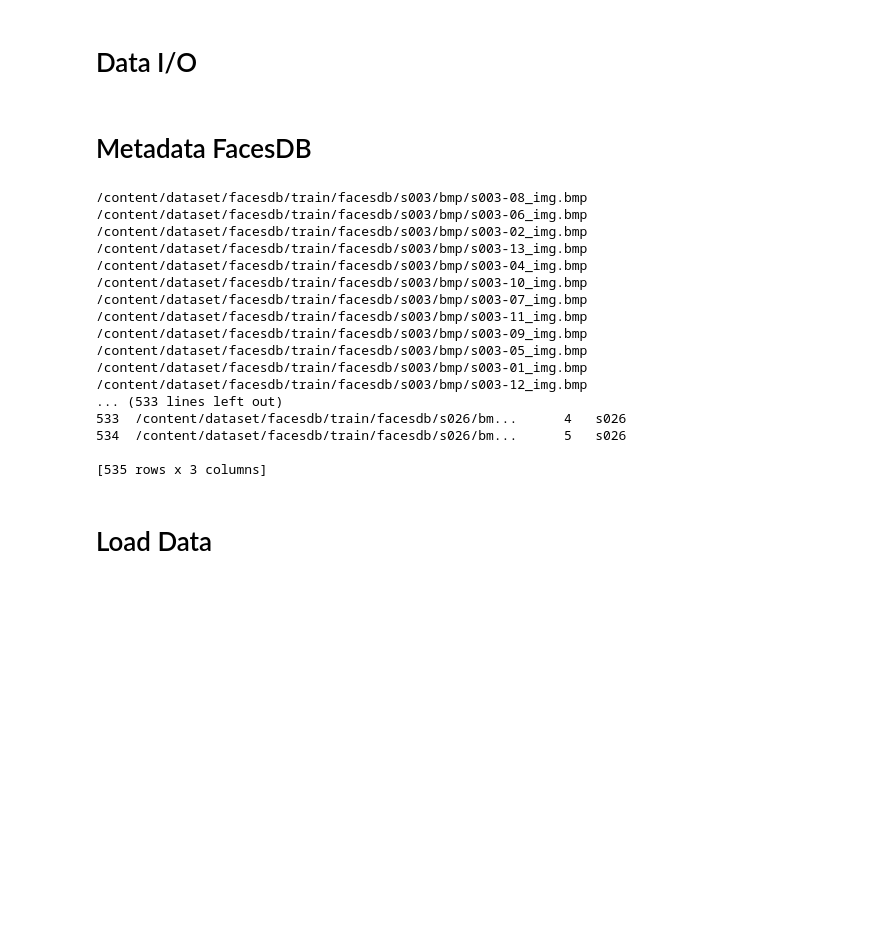
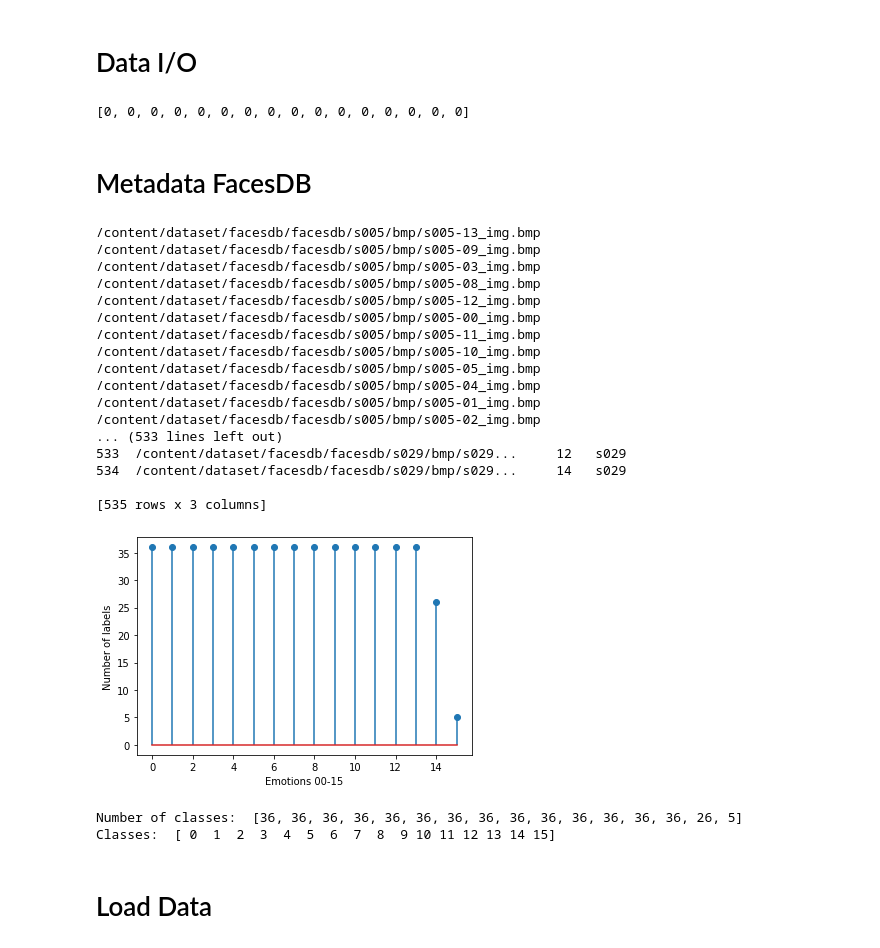
Before and after one commit to snehilsanyal/testrepo, a Jupyter notebook: DataPreparation.ipynb, the cells around one changed output. Drawn from its saved outputs; the diff is of its cells as text; code cells hidden in the pictures; blank space fills up the shorter version.

```diff
--- a/DataPreparation.ipynb
+++ b/DataPreparation.ipynb
@@ -47,47 +49,71 @@ COMPUTE_PLATFORM = COLAB
 # Data I/O
 # %%
 # Path to data and other packages
+data_folder = "/content/dataset/facesdb/"
 train_folder = "/content/dataset/facesdb/train/"
 metadata_folder = "/content/dataset/facesdb/metadata/"
 checkpoints_folder = "/content/dataset/facesdb/others/"
 packages_folder = "/content/dataset/facesdb/packages/"
-number_of_images = len(glob.glob(train_folder + "facesdb/*/bmp/*"))
+number_of_images = len(glob.glob(data_folder + "facesdb/*/bmp/*"))
 folder_names = [[]]*number_of_images
 labels = [[]]*number_of_images
 file_names = [[]]*number_of_images
+# %% [output]
+[0, 0, 0, 0, 0, 0, 0, 0, 0, 0, 0, 0, 0, 0, 0, 0]
 # %% [markdown]
 # Metadata FacesDB
 # %%
+## Emotion labels 00-15
+number_of_labels = [0]*16
 i = 0
-for f in glob.glob(train_folder + "facesdb/*/bmp/*"):
-	print(f)
-	file_names[i] = f.rsplit('\\',1)[-1]
-	folder_names[i] = (f[39]+f[40]+f[41]+f[42])
-	labels[i] = int(f[53]+f[54])
+for f in glob.glob(data_folder + "facesdb/*/bmp/*"):
+ print(f)
+ file_names[i] = f.rsplit('\\',1)[-1]
+ folder_names[i] = (f[33]+f[34]+f[35]+f[36])
+ labels[i] = int(f[47]+f[48])
+ for j in range(16):
+  if labels[i] == j:
+   number_of_labels[labels[i]]+=1
 	#print(file_names[i],labels[i],folder_names[i])
-	i = i + 1
+ i = i + 1
 dic = {'Image_name': file_names, 'Label': labels, 'Folder': folder_names}
 df = pd.DataFrame(data = dic)
 print(df)
 df.to_csv(r"/content/dataset/facesdb/metadata/facesdb.csv", header = False, index = False)
+
+## Class distribution
+# 15 classes 00-15
+classes = np.arange(0, 16, 1)
+plt.stem(classes, number_of_labels, use_line_collection= True)
+plt.xlabel("Emotions 00-15")
+plt.ylabel("Number of labels")
+plt.show()
+print("Number of classes: ",number_of_labels)
+print("Classes: ",classes)
+## From github the csv file can be directly stored
+# url = "https://raw.githubusercontent.com/zenify88/ProjectEmotionSpace/dev/software/facesdb.csv?token=AJ46ZSN5VICYOKPJIA3W6326KYJXC"
+# df1 = pd.read_csv(url)
 # %% [output]
-/content/dataset/facesdb/train/facesdb/s003/bmp/s003-08_img.bmp
-/content/dataset/facesdb/train/facesdb/s003/bmp/s003-06_img.bmp
-/content/dataset/facesdb/train/facesdb/s003/bmp/s003-02_img.bmp
-/content/dataset/facesdb/train/facesdb/s003/bmp/s003-13_img.bmp
-/content/dataset/facesdb/train/facesdb/s003/bmp/s003-04_img.bmp
-/content/dataset/facesdb/train/facesdb/s003/bmp/s003-10_img.bmp
-/content/dataset/facesdb/train/facesdb/s003/bmp/s003-07_img.bmp
-/content/dataset/facesdb/train/facesdb/s003/bmp/s003-11_img.bmp
-/content/dataset/facesdb/train/facesdb/s003/bmp/s003-09_img.bmp
-/content/dataset/facesdb/train/facesdb/s003/bmp/s003-05_img.bmp
-/content/dataset/facesdb/train/facesdb/s003/bmp/s003-01_img.bmp
-/content/dataset/facesdb/train/facesdb/s003/bmp/s003-12_img.bmp
+/content/dataset/facesdb/facesdb/s005/bmp/s005-13_img.bmp
+/content/dataset/facesdb/facesdb/s005/bmp/s005-09_img.bmp
+/content/dataset/facesdb/facesdb/s005/bmp/s005-03_img.bmp
+/content/dataset/facesdb/facesdb/s005/bmp/s005-08_img.bmp
+/content/dataset/facesdb/facesdb/s005/bmp/s005-12_img.bmp
+/content/dataset/facesdb/facesdb/s005/bmp/s005-00_img.bmp
+/content/dataset/facesdb/facesdb/s005/bmp/s005-11_img.bmp
+/content/dataset/facesdb/facesdb/s005/bmp/s005-10_img.bmp
+/content/dataset/facesdb/facesdb/s005/bmp/s005-05_img.bmp
+/content/dataset/facesdb/facesdb/s005/bmp/s005-04_img.bmp
+/content/dataset/facesdb/facesdb/s005/bmp/s005-01_img.bmp
+/content/dataset/facesdb/facesdb/s005/bmp/s005-02_img.bmp
 ... (533 lines left out)
-533  /content/dataset/facesdb/train/facesdb/s026/bm...      4   s026
-534  /content/dataset/facesdb/train/facesdb/s026/bm...      5   s026
+533  /content/dataset/facesdb/facesdb/s029/bmp/s029...     12   s029
+534  /content/dataset/facesdb/facesdb/s029/bmp/s029...     14   s029
 
 [535 rows x 3 columns]
+[figure, added]
+Number of classes:  [36, 36, 36, 36, 36, 36, 36, 36, 36, 36, 36, 36, 36, 36, 26, 5]
+Classes:  [ 0  1  2  3  4  5  6  7  8  9 10 11 12 13 14 15]
 # %% [markdown]
 # Load Data
 # %%
```
Also changed, not shown: parts of 5 cells of this notebook.
